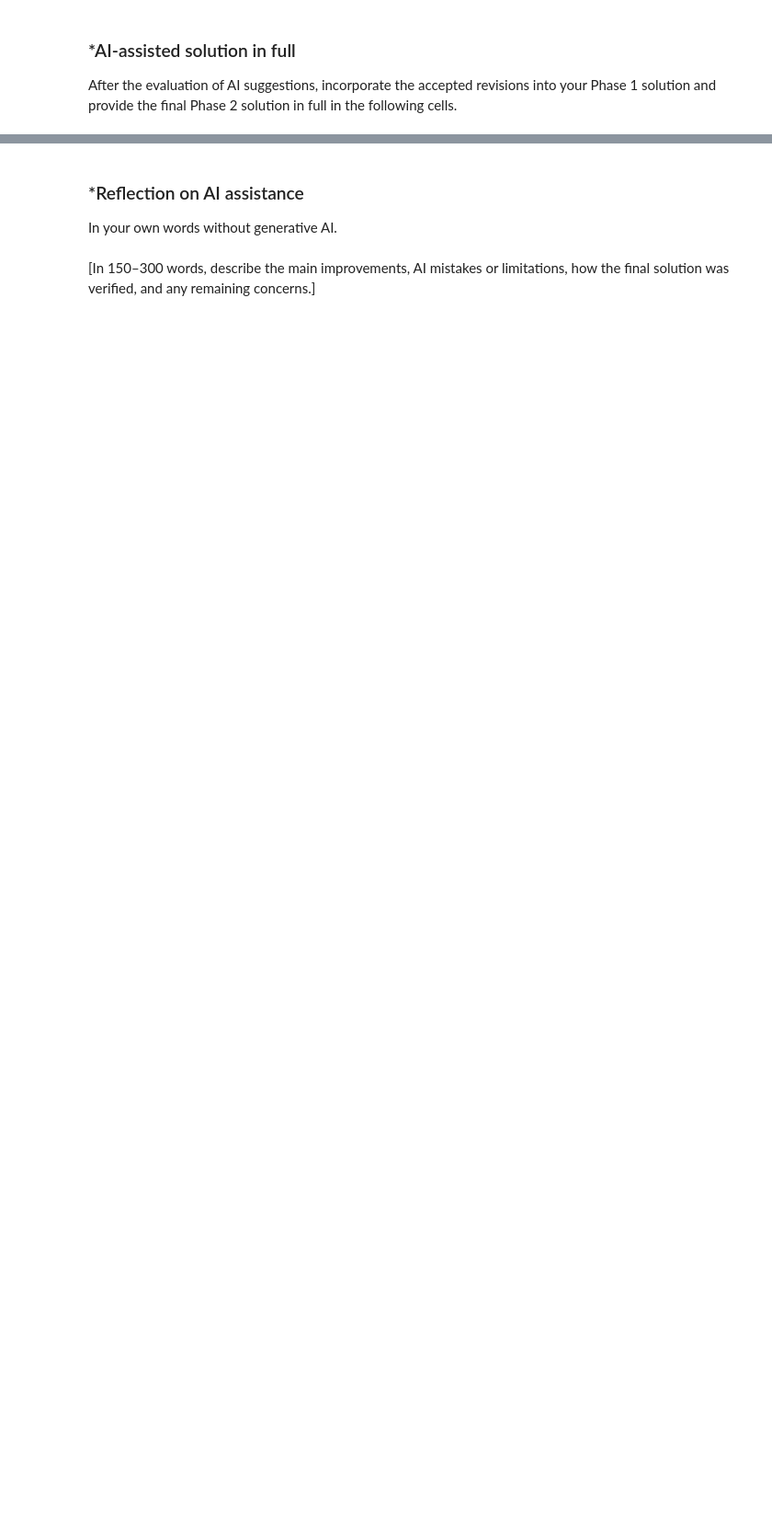
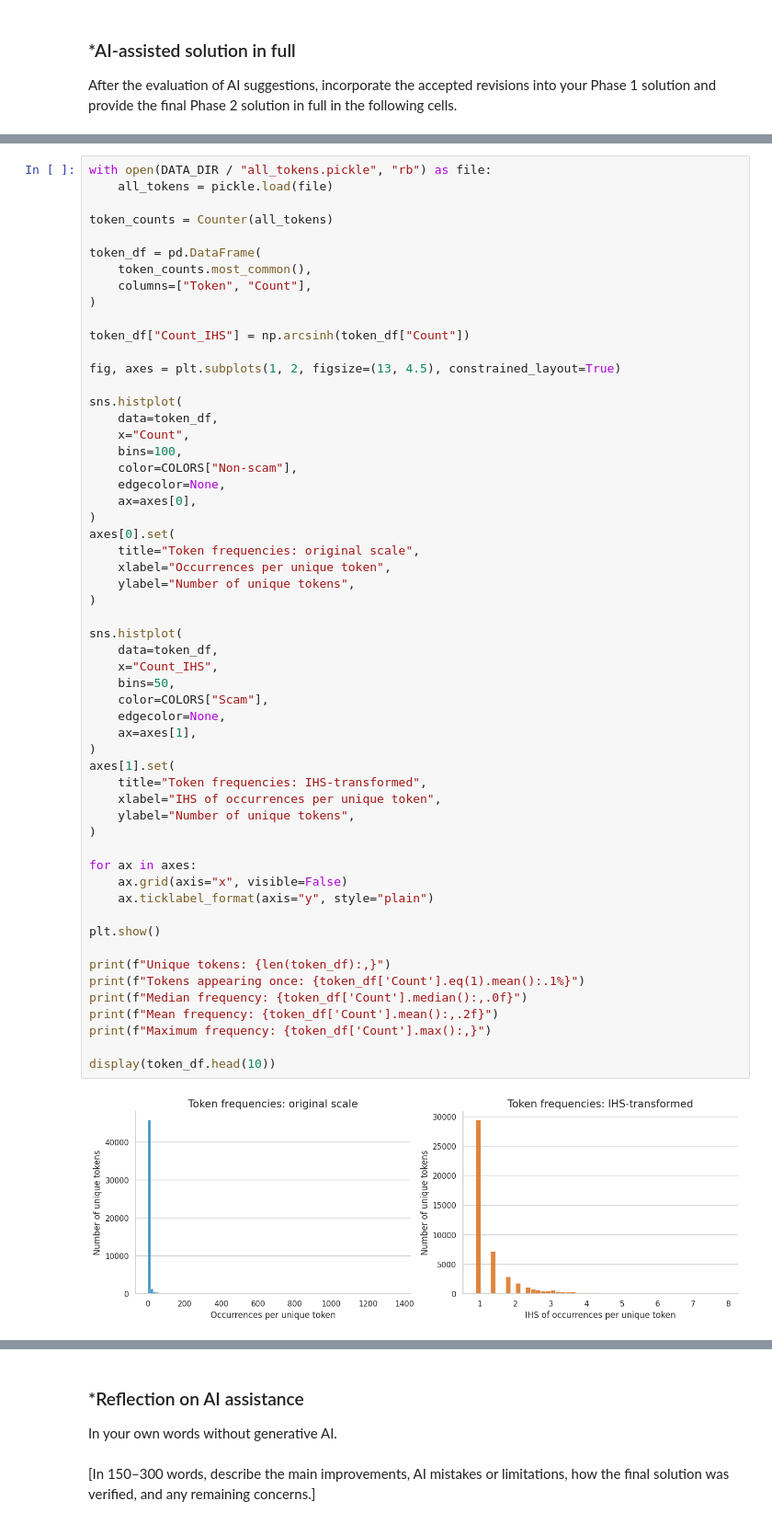
Before and after one commit to ja2faded/A01-data-wrangling, a Jupyter notebook: jacksongayeskiA5.ipynb, the cells around one changed output, grey strips where cells are left out. Shown at 92% size. Saved outputs shown, nothing was run; the diff lists cells and outputs as text; blank space fills up the shorter version.

```diff
--- a/jacksongayeskiA5.ipynb
+++ b/jacksongayeskiA5.ipynb
@@ -260,0 +338,58 @@ After the evaluation of AI suggestions, incorporate the accepted revisions into
+# %%
+with open(DATA_DIR / "all_tokens.pickle", "rb") as file:
+    all_tokens = pickle.load(file)
+
+token_counts = Counter(all_tokens)
+
+token_df = pd.DataFrame(
+    token_counts.most_common(),
+    columns=["Token", "Count"],
+)
+
+token_df["Count_IHS"] = np.arcsinh(token_df["Count"])
+
+fig, axes = plt.subplots(1, 2, figsize=(13, 4.5), constrained_layout=True)
+
+sns.histplot(
+    data=token_df,
+    x="Count",
+    bins=100,
+    color=COLORS["Non-scam"],
+    edgecolor=None,
+    ax=axes[0],
+)
+axes[0].set(
+    title="Token frequencies: original scale",
+    xlabel="Occurrences per unique token",
+    ylabel="Number of unique tokens",
+)
+
+sns.histplot(
+    data=token_df,
+    x="Count_IHS",
+    bins=50,
+    color=COLORS["Scam"],
+    edgecolor=None,
+    ax=axes[1],
+)
+axes[1].set(
+    title="Token frequencies: IHS-transformed",
+    xlabel="IHS of occurrences per unique token",
+    ylabel="Number of unique tokens",
+)
+
+for ax in axes:
+    ax.grid(axis="x", visible=False)
+    ax.ticklabel_format(axis="y", style="plain")
+
+plt.show()
+
+print(f"Unique tokens: {len(token_df):,}")
+print(f"Tokens appearing once: {token_df['Count'].eq(1).mean():.1%}")
+print(f"Median frequency: {token_df['Count'].median():,.0f}")
+print(f"Mean frequency: {token_df['Count'].mean():,.2f}")
+print(f"Maximum frequency: {token_df['Count'].max():,}")
+
+display(token_df.head(10))
+# %% [output]
+[figure, added]
```
Also changed, not shown: parts of 23 cells of this notebook.
